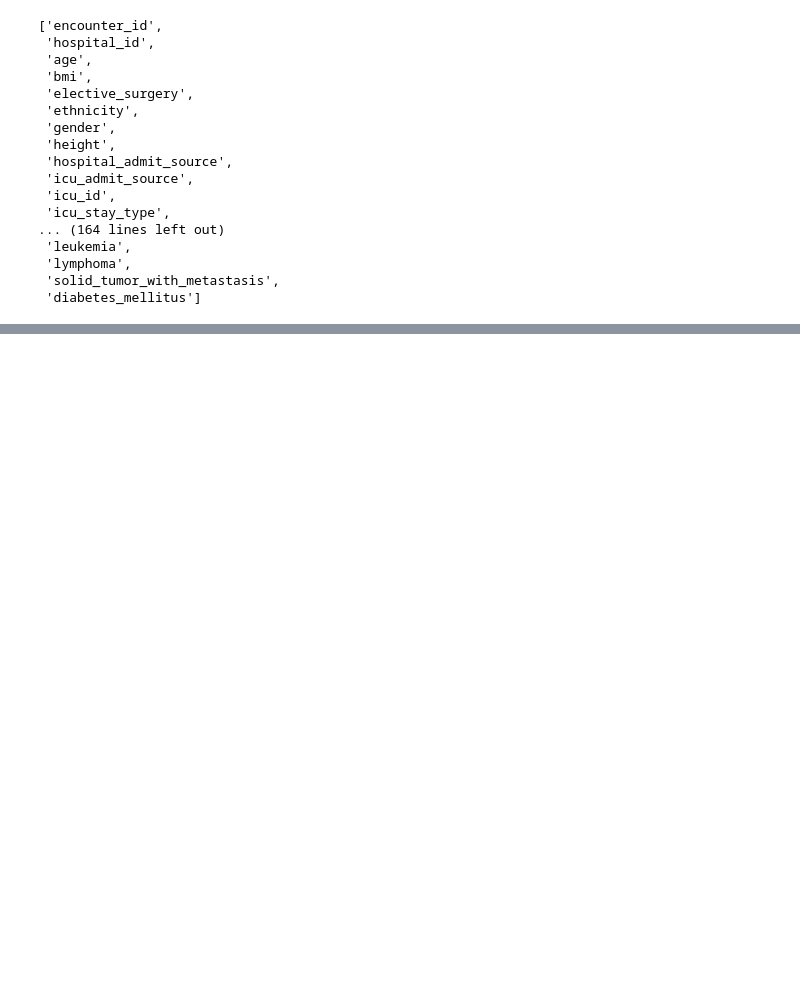
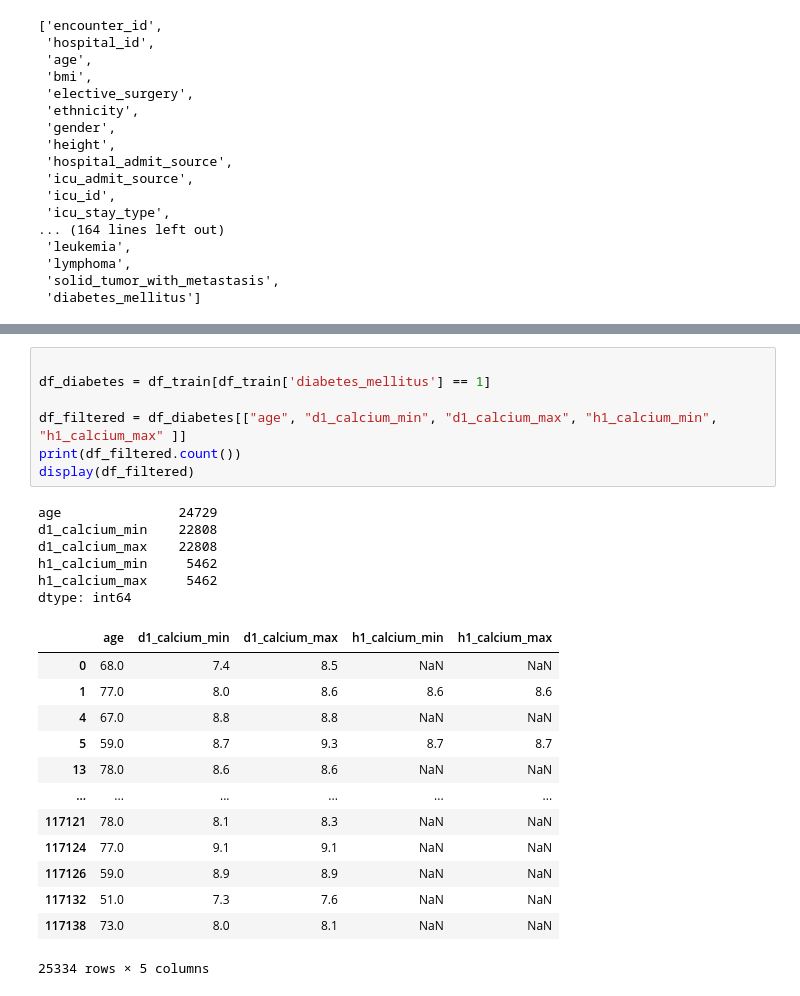
Before and after one commit to pedroogaab/Reconhecimento-de-padroes, a Jupyter notebook: classification.ipynb, the cells around one changed output, grey strips where cells are left out. Cells and saved outputs as stored; diff of their text form; blank space fills up the shorter version.

```diff
--- a/classification.ipynb
+++ b/classification.ipynb
@@ -121,0 +163,27 @@ Name: count, dtype: int64
+# %%
+
+df_diabetes = df_train[df_train['diabetes_mellitus'] == 1]
+
+df_filtered = df_diabetes[["age", "d1_calcium_min", "d1_calcium_max", "h1_calcium_min", "h1_calcium_max" ]]
+print(df_filtered.count())
+display(df_filtered)
+# %% [output]
+age               24729
+d1_calcium_min    22808
+d1_calcium_max    22808
+h1_calcium_min     5462
+h1_calcium_max     5462
+dtype: int64
+|  | age | d1_calcium_min | d1_calcium_max | h1_calcium_min | h1_calcium_max |
+| 0 | 68.0 | 7.4 | 8.5 | NaN | NaN |
+| 1 | 77.0 | 8.0 | 8.6 | 8.6 | 8.6 |
+| 4 | 67.0 | 8.8 | 8.8 | NaN | NaN |
+| 5 | 59.0 | 8.7 | 9.3 | 8.7 | 8.7 |
+| 13 | 78.0 | 8.6 | 8.6 | NaN | NaN |
+| ... | ... | ... | ... | ... | ... |
+| 117121 | 78.0 | 8.1 | 8.3 | NaN | NaN |
+| 117124 | 77.0 | 9.1 | 9.1 | NaN | NaN |
+| 117126 | 59.0 | 8.9 | 8.9 | NaN | NaN |
+| 117132 | 51.0 | 7.3 | 7.6 | NaN | NaN |
+| 117138 | 73.0 | 8.0 | 8.1 | NaN | NaN |
+25334 rows × 5 columns
```
Also changed, not shown: parts of 7 cells of this notebook.
